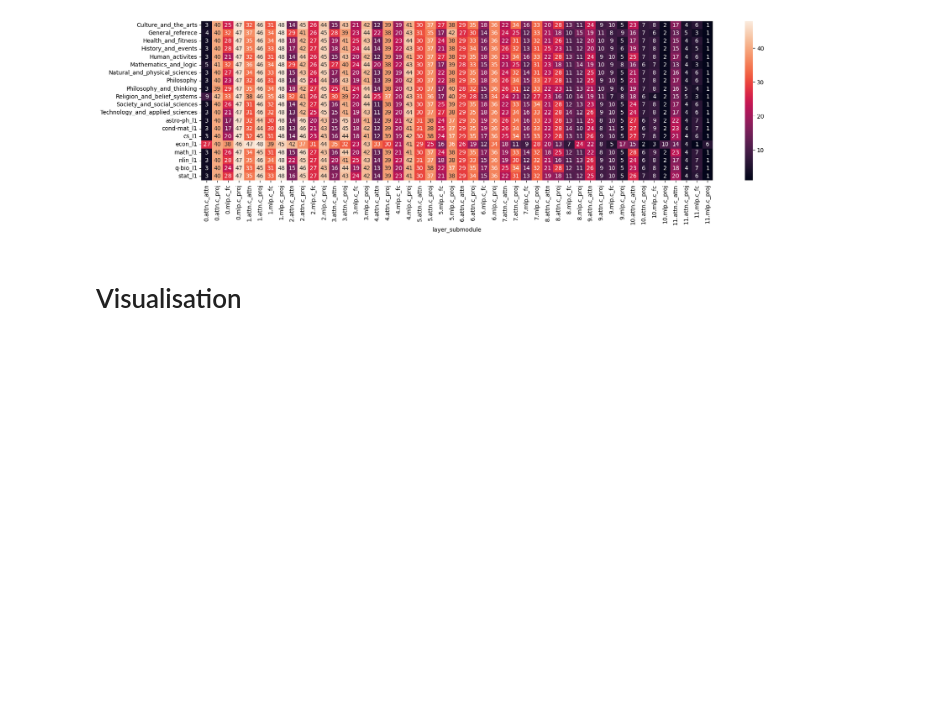
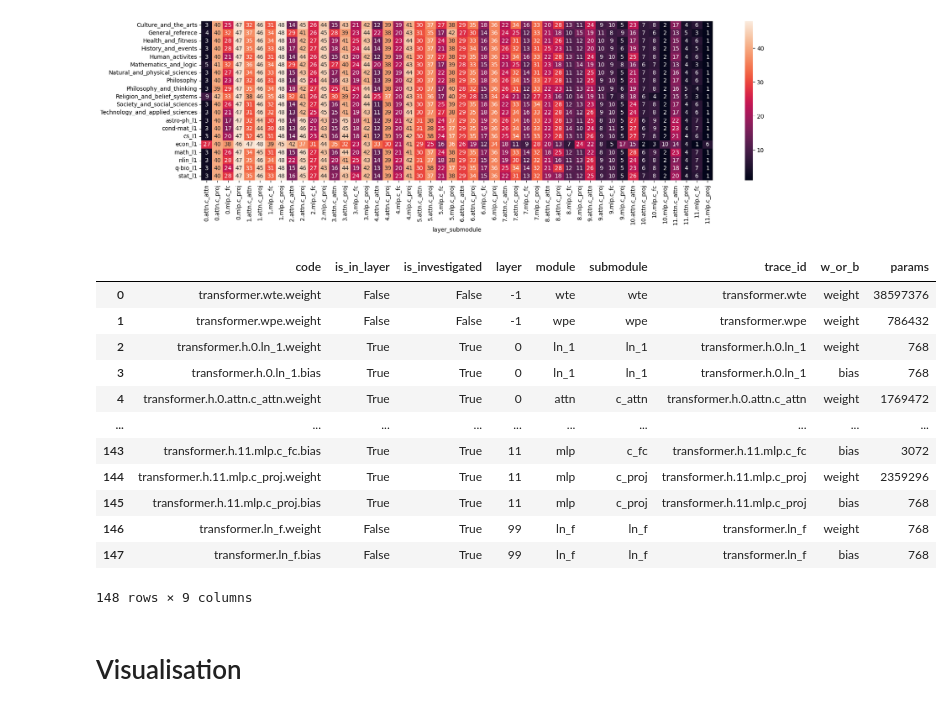
Before and after one commit to joonable/domain_adaptation_m2d2, a Jupyter notebook: 230630_modules_vs_submodules.ipynb, the cells around one changed output. Drawn from its saved outputs; the diff is of its cells as text; code cells hidden in the pictures; blank space fills up the shorter version.

```diff
--- a/230630_modules_vs_submodules.ipynb
+++ b/230630_modules_vs_submodules.ipynb
@@ -816,6 +833,24 @@ sns.heatmap(
 # %% [output]
 <Axes: xlabel='layer_submodule'>
 [figure]
+# %%
+df_sub_info = pd.read_pickle("./data/df_sub_info_230706.pkl")
+# %%
+df_sub_info
+# %% [output]
+|  | code | is_in_layer | is_investigated | layer | module | submodule | trace_id | w_or_b | params |
+| 0 | transformer.wte.weight | False | False | -1 | wte | wte | transformer.wte | weight | 38597376 |
+| 1 | transformer.wpe.weight | False | False | -1 | wpe | wpe | transformer.wpe | weight | 786432 |
+| 2 | transformer.h.0.ln_1.weight | True | True | 0 | ln_1 | ln_1 | transformer.h.0.ln_1 | weight | 768 |
+| 3 | transformer.h.0.ln_1.bias | True | True | 0 | ln_1 | ln_1 | transformer.h.0.ln_1 | bias | 768 |
+| 4 | transformer.h.0.attn.c_attn.weight | True | True | 0 | attn | c_attn | transformer.h.0.attn.c_attn | weight | 1769472 |
+| ... | ... | ... | ... | ... | ... | ... | ... | ... | ... |
+| 143 | transformer.h.11.mlp.c_fc.bias | True | True | 11 | mlp | c_fc | transformer.h.11.mlp.c_fc | bias | 3072 |
+| 144 | transformer.h.11.mlp.c_proj.weight | True | True | 11 | mlp | c_proj | transformer.h.11.mlp.c_proj | weight | 2359296 |
+| 145 | transformer.h.11.mlp.c_proj.bias | True | True | 11 | mlp | c_proj | transformer.h.11.mlp.c_proj | bias | 768 |
+| 146 | transformer.ln_f.weight | False | True | 99 | ln_f | ln_f | transformer.ln_f | weight | 768 |
+| 147 | transformer.ln_f.bias | False | True | 99 | ln_f | ln_f | transformer.ln_f | bias | 768 |
+148 rows × 9 columns
 # %% [markdown]
 # Visualisation
 # %% [markdown]
```
Also changed, not shown: parts of 3 cells of this notebook.
